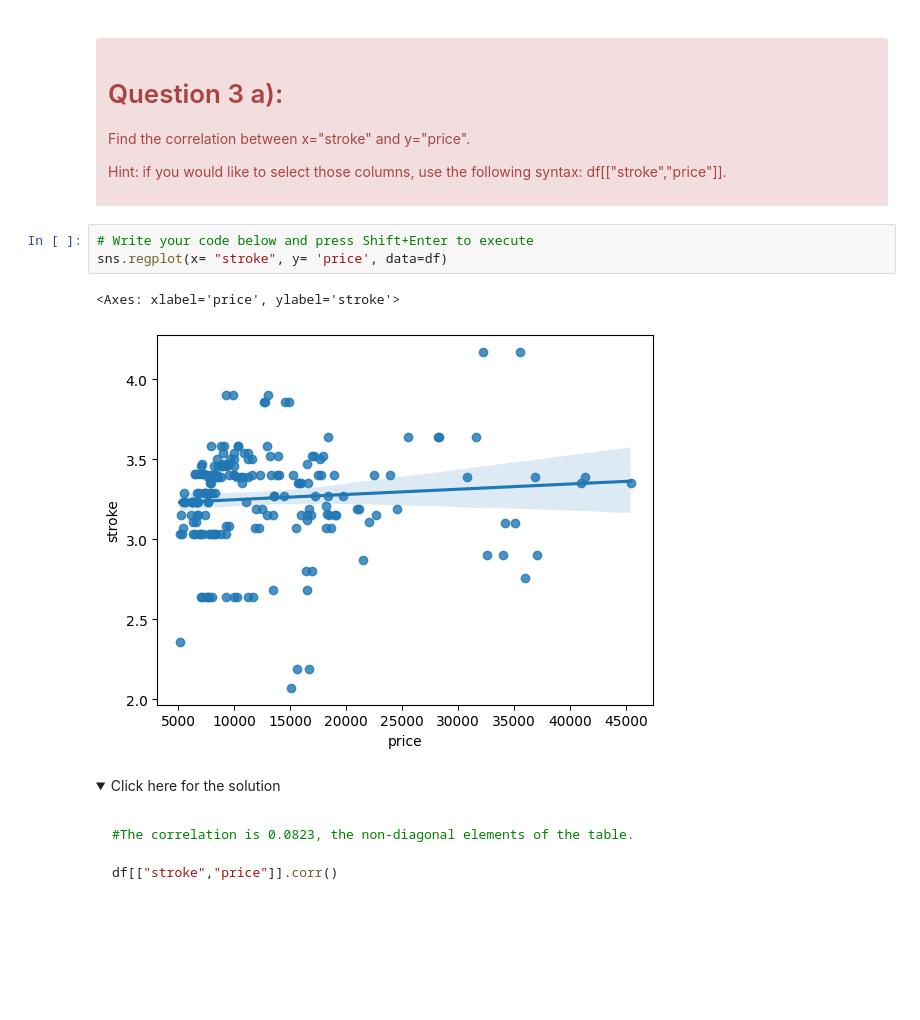
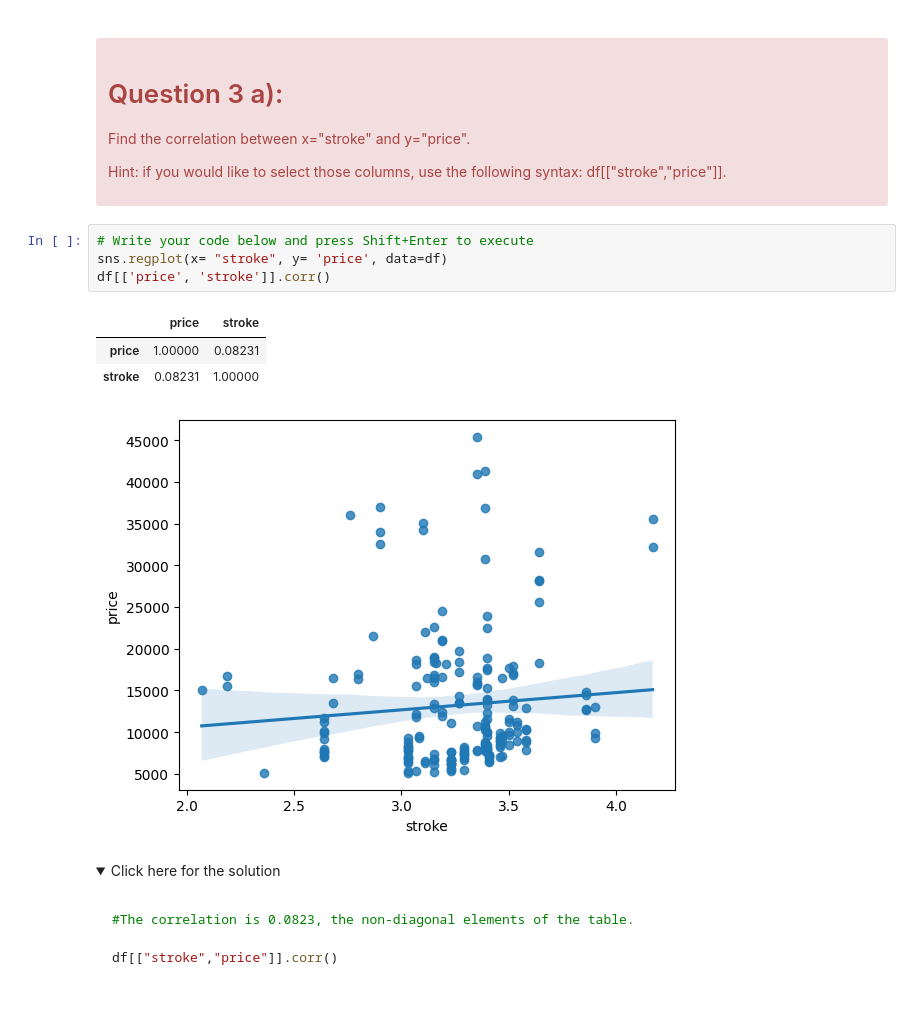
Before and after one commit to YaaseenK/-IBM_Data_Analyst_Full_Course, a Jupyter notebook: 04_Data_Analysis_Python/module3/lab1/Exploratory_data_analysis_cars.ipynb, the cells around one changed output. Drawn from its saved outputs; the diff is of its cells as text; folded sections open; blank space fills up the shorter version.

```diff
--- a/04_Data_Analysis_Python/module3/lab1/Exploratory_data_analysis_cars.ipynb
+++ b/04_Data_Analysis_Python/module3/lab1/Exploratory_data_analysis_cars.ipynb
@@ -228,9 +228,12 @@ df[['peak-rpm','price']].corr()
 # %%
 # Write your code below and press Shift+Enter to execute
 sns.regplot(x= "stroke", y= 'price', data=df)
+df[['price', 'stroke']].corr()
 # %% [output]
-<Axes: xlabel='price', ylabel='stroke'>
+|  | price | stroke |
+| price | 1.00000 | 0.08231 |
+| stroke | 0.08231 | 1.00000 |
-[figure, old version]
+[figure, new version]
 # %% [markdown]
 <details><summary>Click here for the solution</summary>
 
```
Also changed, not shown: parts of 28 cells of this notebook, 1 other file.
